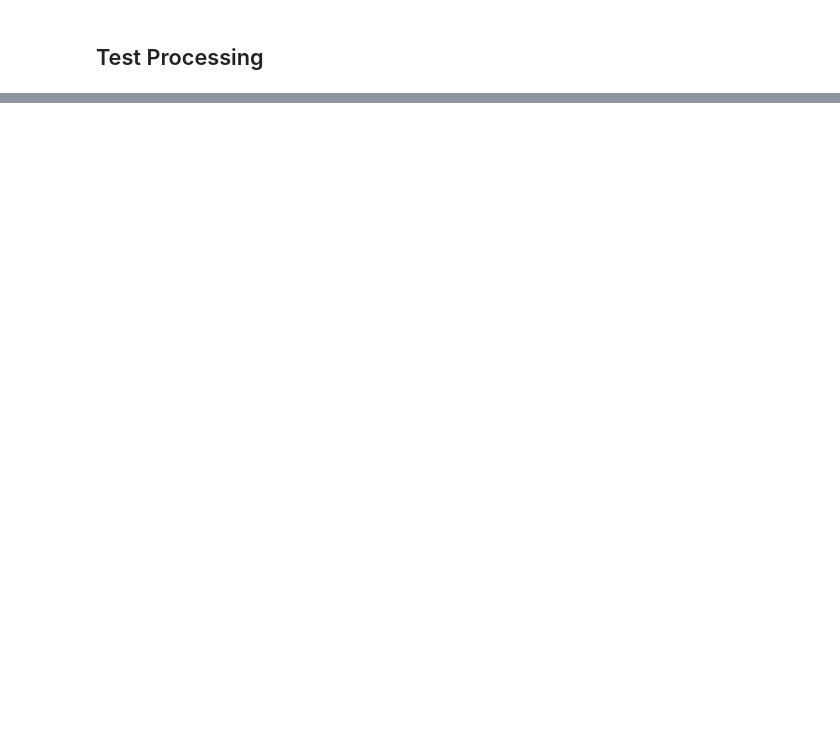
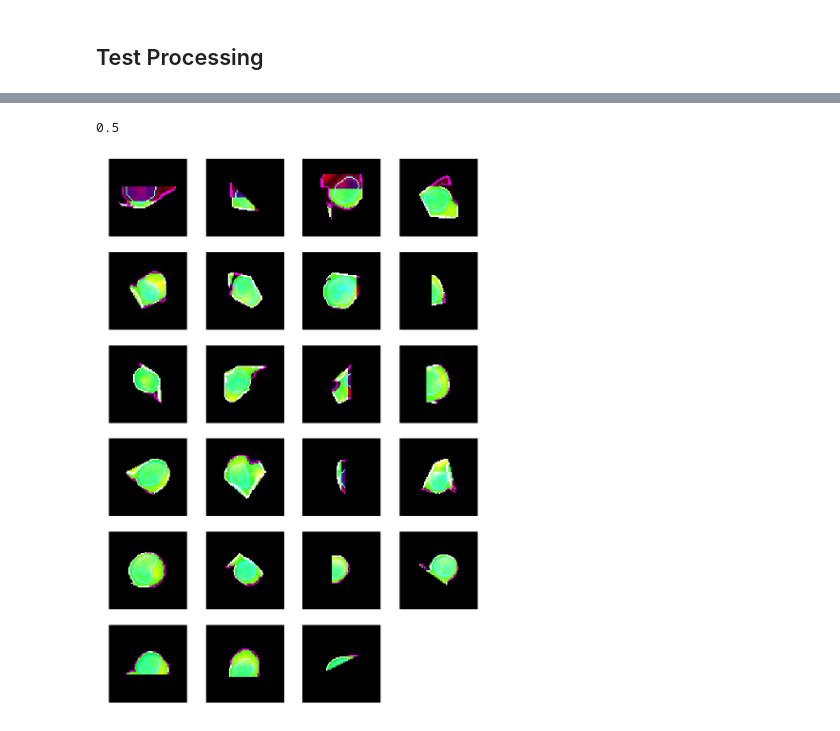
Before and after one commit to hammerlab/cytokit, a Jupyter notebook: python/notebooks/simulation/experiment_generator_02.ipynb, the cells around one changed output, grey strips where cells are left out. Cells and saved outputs as stored; diff of their text form; code cells hidden in the pictures; blank space fills up the shorter version.

Commit message:
Additions to pipeline test

```diff
--- a/python/notebooks/simulation/experiment_generator_02.ipynb
+++ b/python/notebooks/simulation/experiment_generator_02.ipynb
@@ -215,13 +215,14 @@ assert img_test.dtype == np.uint8
 ## Test Processing
 # %%
 import cytokit
-from cytokit.cli import processor
+from cytokit.cli import processor, analysis, operator
 import tempfile
 
-out_dir = tempfile.mkdtemp(prefix='cytokit_pipeline_test')
-proc = processor.Processor(
-    data_dir=osp.join(cytokit.test_data_dir, 'experiment', 'cellular-marker-small', 'raw'),
-    config_path=osp.join(cytokit.test_data_dir, 'experiment', 'cellular-marker-small', 'config')
-)
-proc.run_all(output_dir=out_dir)
+out_dir = tempfile.mkdtemp(prefix='cytokit_pipeline_test_')
+raw_dir = osp.join(cytokit.test_data_dir, 'experiment', 'cellular-marker-small', 'raw')
+config_dir = osp.join(cytokit.test_data_dir, 'experiment', 'cellular-marker-small', 'config')
+config = ck_config.load(config_dir)
+processor.Processor(data_dir=raw_dir, config_path=config_dir).run_all(output_dir=out_dir, run_drift_comp=False, run_deconvolution=True)
+operator.Operator(data_dir=out_dir, config_path=config_dir).run_all()
+analysis.Analysis(data_dir=out_dir, config_path=config_dir).run_all()
 # %% [output]
@@ -267,0 +261,22 @@ df.iloc[0]['best_z']
+# %%
+df = ck_fn.get_cytometry_data(out_dir, config, mode='best_z_plane')
+df = ck_fn.get_single_cell_image_data(
+    out_dir, df, 'best_z_segm',
+    ranges = {
+        'proc_DAPI1': [0, 255],
+        'proc_MEMB': [0, 150],
+        'proc_CELL': [0, 1],
+        'cyto_nucleus_boundary': [0, 1],
+        'cyto_cell_boundary': [0, 1]
+    },
+    colors = {
+        'proc_DAPI1': 'blue',
+        'proc_DAPI2': 'none',
+        'proc_MEMB': 'red',
+        'proc_CELL': 'green',
+        'cyto_nucleus_boundary': 'cyan',
+        'cyto_cell_boundary': 'magenta'
+    },
+    image_size=(64, 64)
+)
+df.info()
@@ -267,0 +321,8 @@ df.iloc[0]['best_z']
+# %%
+config.deconvolution_params['scale_factor']
+# %% [output]
+0.5
+# %%
+display_images(df['image'])
+# %% [output]
+[figure, added]
```
Also changed, not shown: parts of 12 cells of this notebook, 17 other files.
